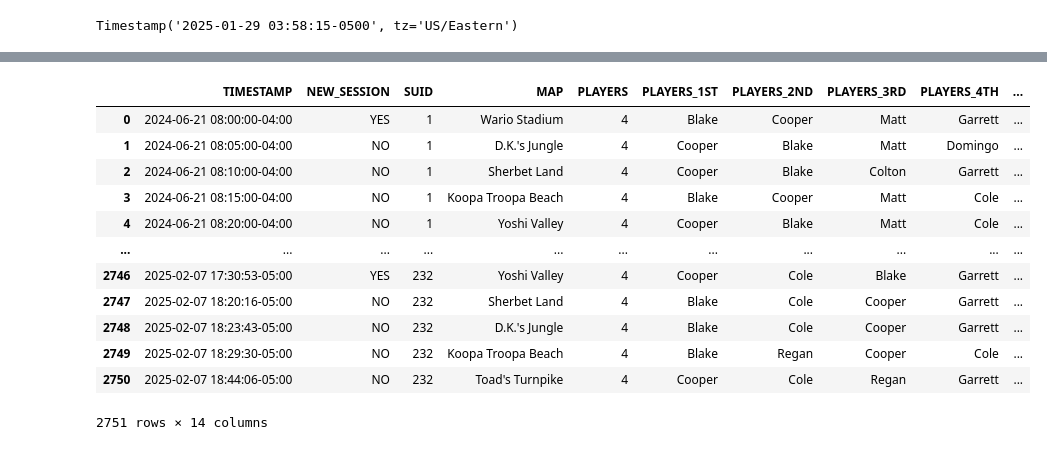
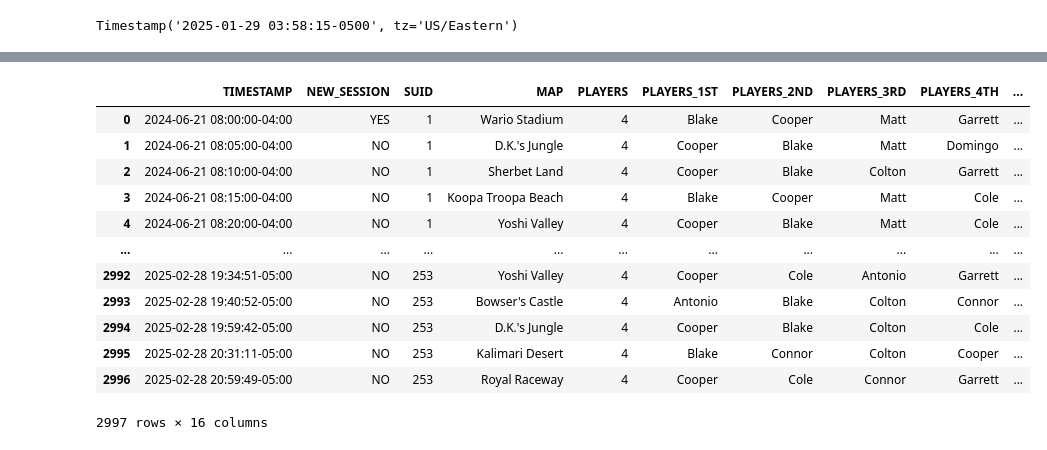
Before and after one commit to c-goodman/mkstream, a Jupyter notebook: notebooks/data_migration_ongoing.ipynb, the cells around one changed output, grey strips where cells are left out. Cells and saved outputs as stored; diff of their text form; code cells hidden in the pictures.

Commit message:
Handle window start and end values for migration, cell outs

```diff
--- a/notebooks/data_migration_ongoing.ipynb
+++ b/notebooks/data_migration_ongoing.ipynb
@@ -23,9 +23,11 @@ True
 # %%
 migrated_data = pd.read_csv(
     r"C:\Users\Cooper\sandbox\mkstream\form_data_migration\form_data_valid.csv"
-)
+).drop(columns=["SUID_WINDOW_START", "SUID_WINDOW_END"])
 
-migrated_data["TIMESTAMP"] = pd.to_datetime(migrated_data["TIMESTAMP"], utc=True).dt.tz_convert("US/Eastern")
+migrated_data["TIMESTAMP"] = pd.to_datetime(
+    migrated_data["TIMESTAMP"], utc=True
+).dt.tz_convert("US/Eastern")
 # %%
 pd.Timestamp('2024-07-09 08:40:00').tz_localize("US/Eastern")
 # %% [output]
@@ -249,7 +237,7 @@ assert data_concat["TIMESTAMP"].is_unique
 assert data_concat["TIMESTAMP"].is_monotonic_increasing
 # %%
 data_concat_filled = fill_new_session(
-    df=data_concat, timestamp_column_name="TIMESTAMP", drop_window_start_column=True
+    df=data_concat, timestamp_column_name="TIMESTAMP", drop_window_start_column=False
 )
 
 # # Convert back to EST for Postgres
@@ -281,35 +327,46 @@ new_session_df["SUID"] = new_session_df["temp_session"].cumsum()
 # %%
-out_df = new_session_df[
-    [
-        "TIMESTAMP",
-        "NEW_SESSION",
-        "SUID",
-        "MAP",
-        "PLAYERS",
-        "PLAYERS_1ST",
-        "PLAYERS_2ND",
-        "PLAYERS_3RD",
-        "PLAYERS_4TH",
-        "CHARACTERS_1ST",
-        "CHARACTERS_2ND",
-        "CHARACTERS_3RD",
-        "CHARACTERS_4TH",
-        "SEASON",
+out_df = (
+    temp_out[
+        [
+            "TIMESTAMP",
+            "NEW_SESSION",
+            "SUID",
+            "MAP",
+            "PLAYERS",
+            "PLAYERS_1ST",
+            "PLAYERS_2ND",
+            "PLAYERS_3RD",
+            "PLAYERS_4TH",
+            "CHARACTERS_1ST",
+            "CHARACTERS_2ND",
+            "CHARACTERS_3RD",
+            "CHARACTERS_4TH",
+            "SEASON",
+            "window_start",
+            "window_end",
+        ]
     ]
-].copy()
+    .copy()
+    .rename(
+        columns={
+            "window_start": "SUID_WINDOW_START",
+            "window_end": "SUID_WINDOW_END",
+        }
+    )
+)
 
 out_df
 # %% [output]
 |  | TIMESTAMP | NEW_SESSION | SUID | MAP | PLAYERS | PLAYERS_1ST | PLAYERS_2ND | PLAYERS_3RD | PLAYERS_4TH | ... |
 | 0 | 2024-06-21 08:00:00-04:00 | YES | 1 | Wario Stadium | 4 | Blake | Cooper | Matt | Garrett | ... |
 | 1 | 2024-06-21 08:05:00-04:00 | NO | 1 | D.K.'s Jungle | 4 | Cooper | Blake | Matt | Domingo | ... |
 | 2 | 2024-06-21 08:10:00-04:00 | NO | 1 | Sherbet Land | 4 | Cooper | Blake | Colton | Garrett | ... |
 | 3 | 2024-06-21 08:15:00-04:00 | NO | 1 | Koopa Troopa Beach | 4 | Blake | Cooper | Matt | Cole | ... |
 | 4 | 2024-06-21 08:20:00-04:00 | NO | 1 | Yoshi Valley | 4 | Cooper | Blake | Matt | Cole | ... |
 | ... | ... | ... | ... | ... | ... | ... | ... | ... | ... | ... |
-| 2746 | 2025-02-07 17:30:53-05:00 | YES | 232 | Yoshi Valley | 4 | Cooper | Cole | Blake | Garrett | ... |
-| 2747 | 2025-02-07 18:20:16-05:00 | NO | 232 | Sherbet Land | 4 | Blake | Cole | Cooper | Garrett | ... |
-| 2748 | 2025-02-07 18:23:43-05:00 | NO | 232 | D.K.'s Jungle | 4 | Blake | Cole | Cooper | Garrett | ... |
-| 2749 | 2025-02-07 18:29:30-05:00 | NO | 232 | Koopa Troopa Beach | 4 | Blake | Regan | Cooper | Cole | ... |
-| 2750 | 2025-02-07 18:44:06-05:00 | NO | 232 | Toad's Turnpike | 4 | Cooper | Cole | Regan | Garrett | ... |
+| 2992 | 2025-02-28 19:34:51-05:00 | NO | 253 | Yoshi Valley | 4 | Cooper | Cole | Antonio | Garrett | ... |
+| 2993 | 2025-02-28 19:40:52-05:00 | NO | 253 | Bowser's Castle | 4 | Antonio | Blake | Colton | Connor | ... |
+| 2994 | 2025-02-28 19:59:42-05:00 | NO | 253 | D.K.'s Jungle | 4 | Cooper | Blake | Colton | Cole | ... |
+| 2995 | 2025-02-28 20:31:11-05:00 | NO | 253 | Kalimari Desert | 4 | Blake | Connor | Colton | Cooper | ... |
+| 2996 | 2025-02-28 20:59:49-05:00 | NO | 253 | Royal Raceway | 4 | Cooper | Cole | Connor | Garrett | ... |
-2751 rows × 14 columns
+2997 rows × 16 columns
```
Also changed, not shown: parts of 15 cells of this notebook.
